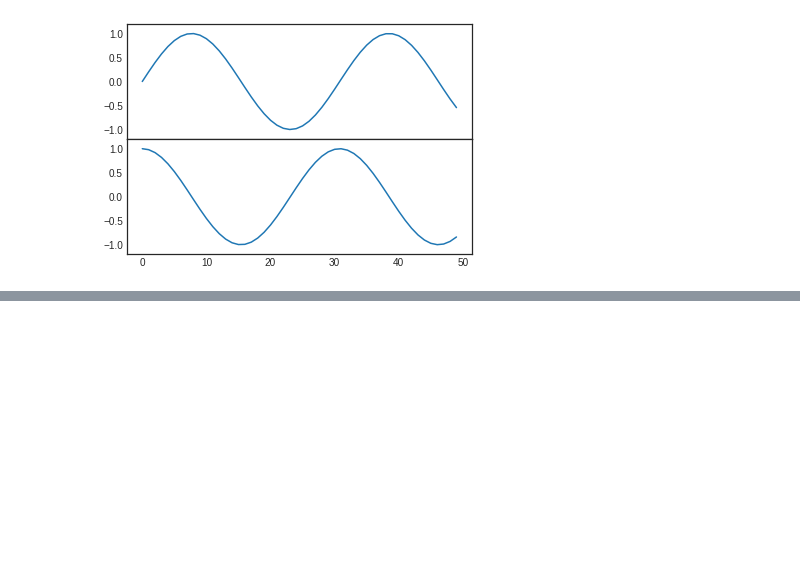
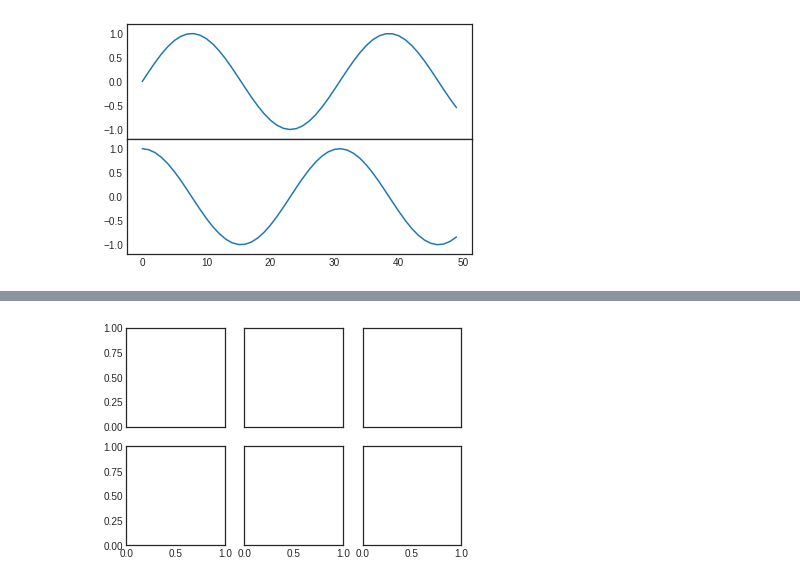
Before and after one commit to birromer/pdsh, a Jupyter notebook: matplotlib-multiple-subplots.ipynb, the cells around one changed output, grey strips where cells are left out. Cells and saved outputs as stored; diff of their text form; code cells hidden in the pictures; blank space fills up the shorter version.

```diff
--- a/matplotlib-multiple-subplots.ipynb
+++ b/matplotlib-multiple-subplots.ipynb
@@ -20,0 +35,4 @@ ax2.plot(np.cos(x))
+# %%
+fig, ax = plt.subplots(2, 3, sharex='col', sharey='row')
+# %% [output]
+[figure, added]
```
Also changed, not shown: parts of 6 cells of this notebook.
